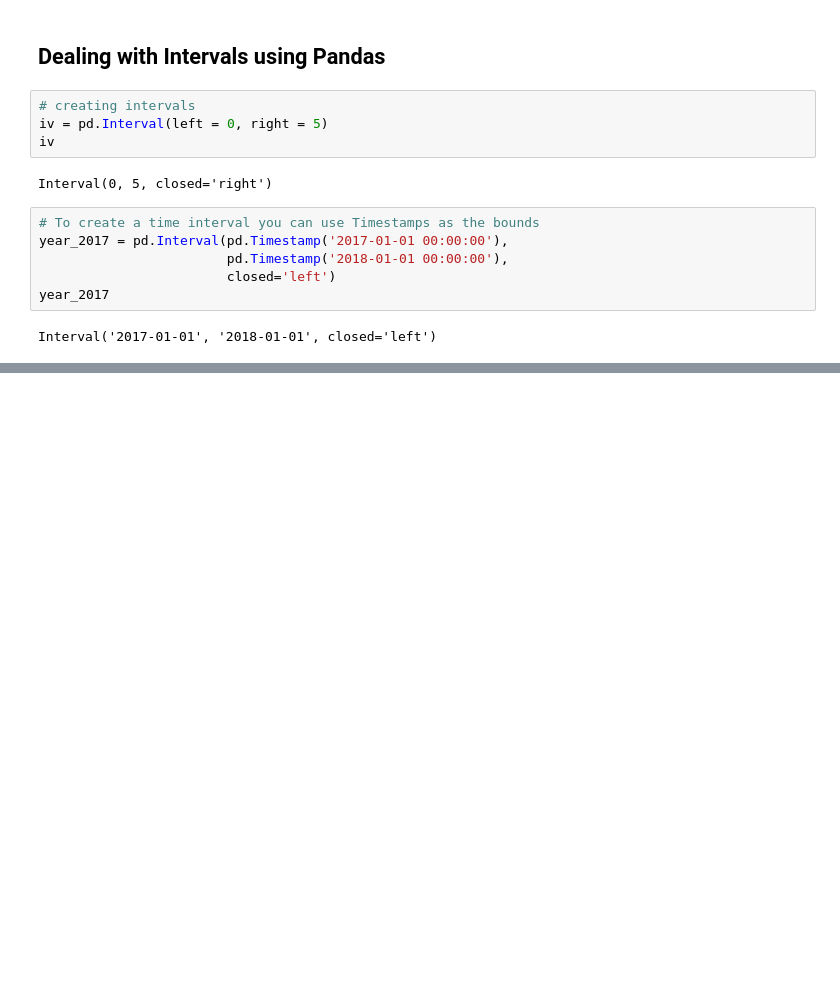
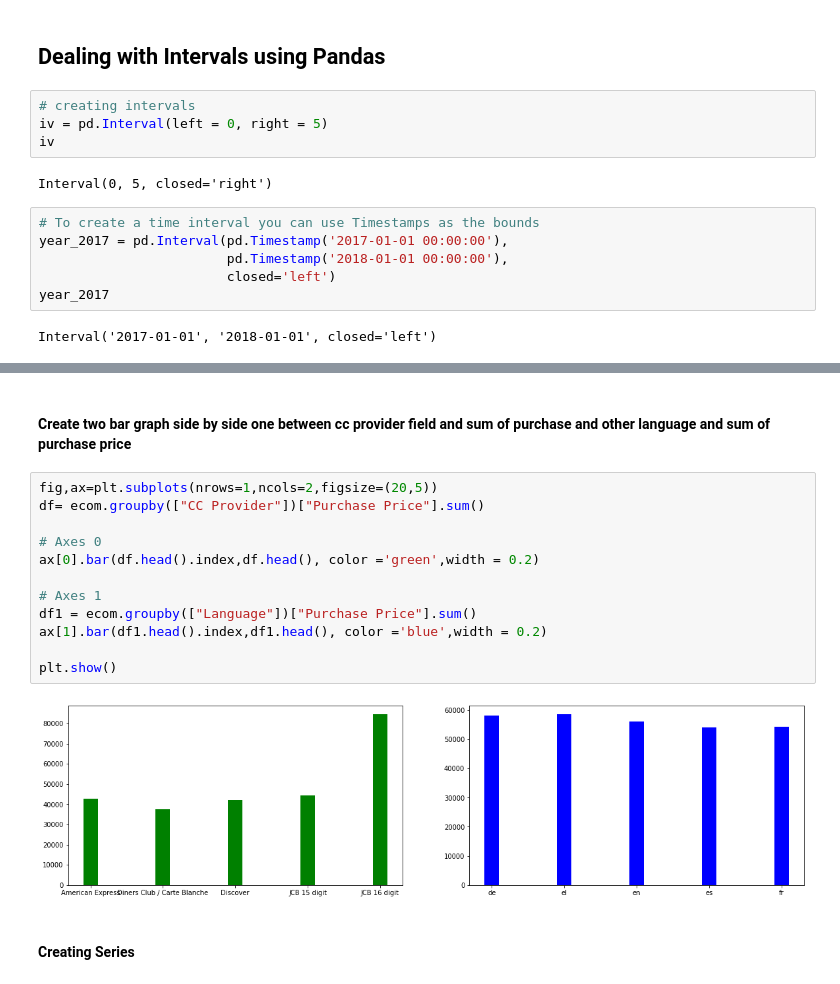
Before and after one commit to juck30808/juck30808, a Jupyter notebook: Pandas-pd.ipynb, the cells around one changed output, grey strips where cells are left out. Drawn from its saved outputs; the diff is of its cells as text; blank space fills up the shorter version.

```diff
--- a/Pandas-pd.ipynb
+++ b/Pandas-pd.ipynb
@@ -107,0 +377,18 @@ Interval('2017-01-01', '2018-01-01', closed='left')
+# %% [markdown]
+#### Create two bar graph side by side one between cc provider field and sum of purchase and other language and sum of purchase price
+# %%
+fig,ax=plt.subplots(nrows=1,ncols=2,figsize=(20,5))
+df= ecom.groupby(["CC Provider"])["Purchase Price"].sum()
+
+# Axes 0
+ax[0].bar(df.head().index,df.head(), color ='green',width = 0.2)
+
+# Axes 1
+df1 = ecom.groupby(["Language"])["Purchase Price"].sum()
+ax[1].bar(df1.head().index,df1.head(), color ='blue',width = 0.2)
+
+plt.show()
+# %% [output]
+[figure, added]
+# %% [markdown]
+#### Creating Series
```
Also changed, not shown: parts of 126 cells of this notebook, 19 other files.
